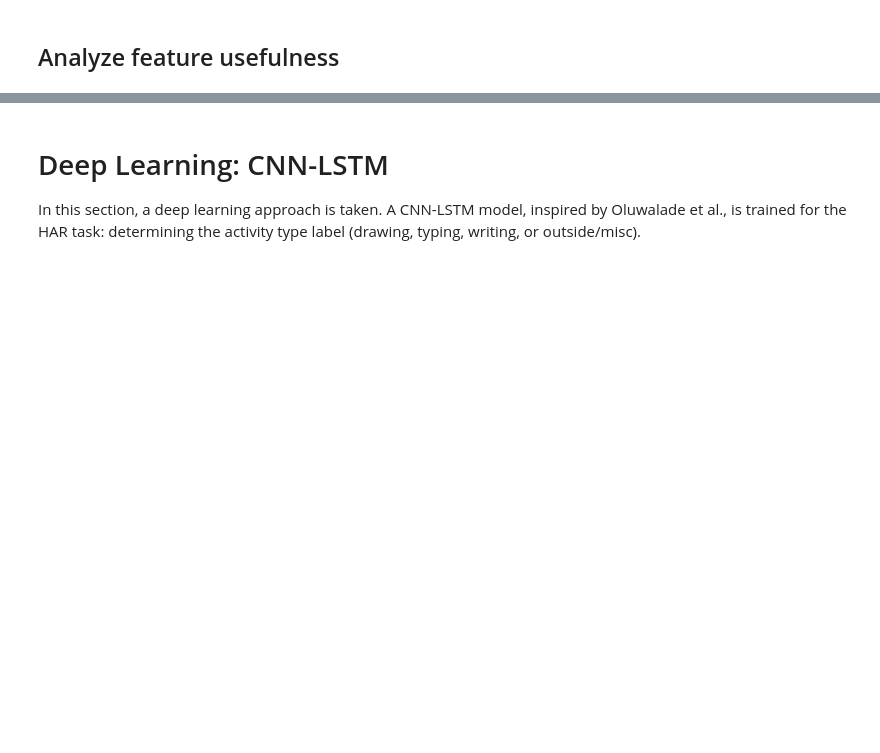
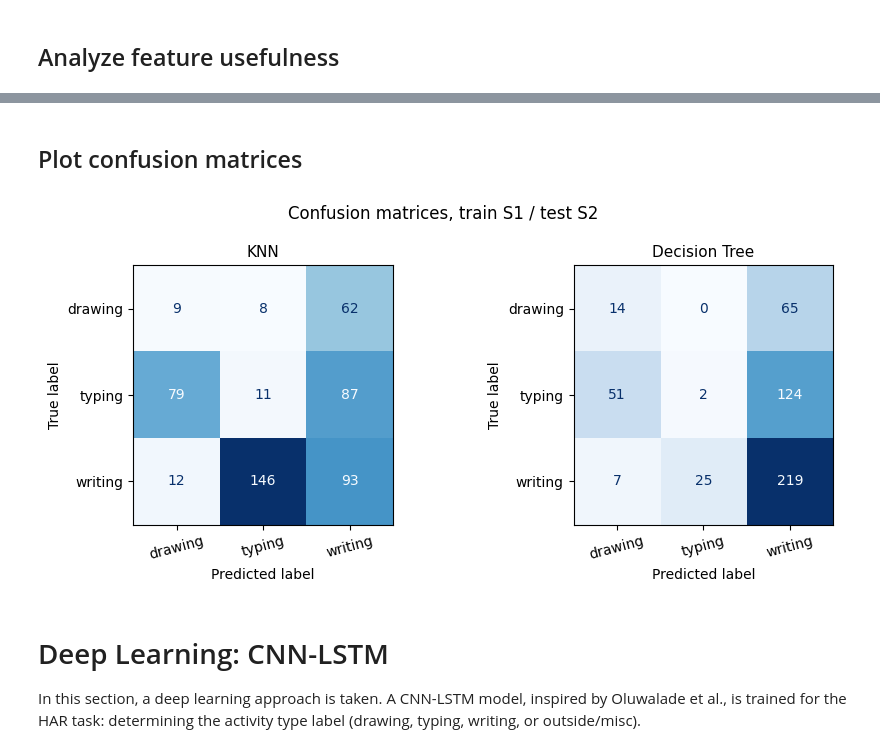
Before and after one commit to kms2302/group8_ml4qs, a Jupyter notebook: Python3Code/group8/Machine learning.ipynb, the cells around one changed output, grey strips where cells are left out. Cells and saved outputs as stored; diff of their text form; code cells hidden in the pictures; blank space fills up the shorter version.

```diff
--- a/Python3Code/group8/Machine learning.ipynb
+++ b/Python3Code/group8/Machine learning.ipynb
@@ -862,3 +1114,20 @@ WatchAccelerometer_x_pse         2.783   3.092    2.926
+# %% [markdown]
+## Plot confusion matrices
+# %%
+fig, axes = plt.subplots(1, 2, figsize=(9, 4))
+for pred_key, title, ax in [('knn_pred', 'KNN', axes[0]), ('dt_pred', 'Decision Tree', axes[1])]:
+    r = results['train1_test2']
+    cm = confusion_matrix(r['y_test'], r[pred_key], labels=labels_order)
+    disp = ConfusionMatrixDisplay(confusion_matrix=cm, display_labels=labels_order)
+    disp.plot(ax=ax, colorbar=False, cmap='Blues')
+    ax.set_title(title, fontsize=11)
+    ax.tick_params(axis='x', rotation=15)
+plt.suptitle('Confusion matrices, train S1 / test S2', fontsize=12)
+plt.tight_layout()
+plt.savefig('figures/confusion_matrices.png', dpi=150)
+plt.show()
+# %% [output]
+[figure, added]
 # %% [markdown]
 # Deep Learning: CNN-LSTM
 In this section, a deep learning approach is taken. A CNN-LSTM model, inspired by Oluwalade et al., is trained for the HAR task: determining the activity type label (drawing, typing, writing, or outside/misc).
```
Also changed, not shown: parts of 37 cells of this notebook.
